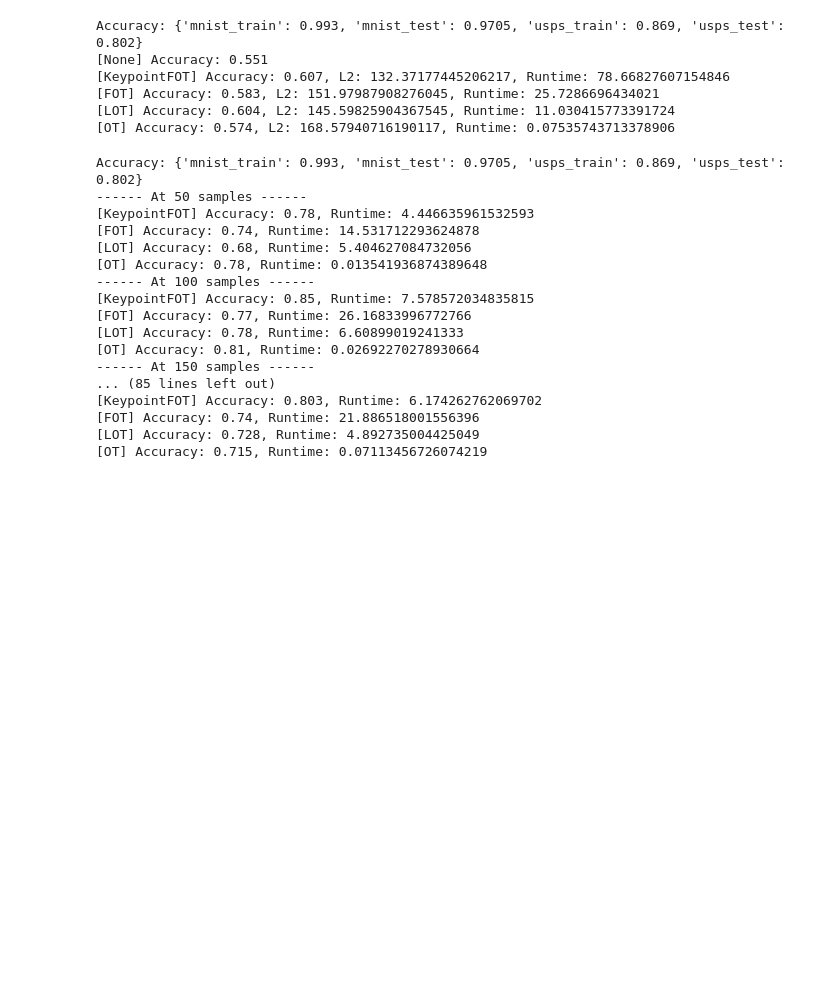
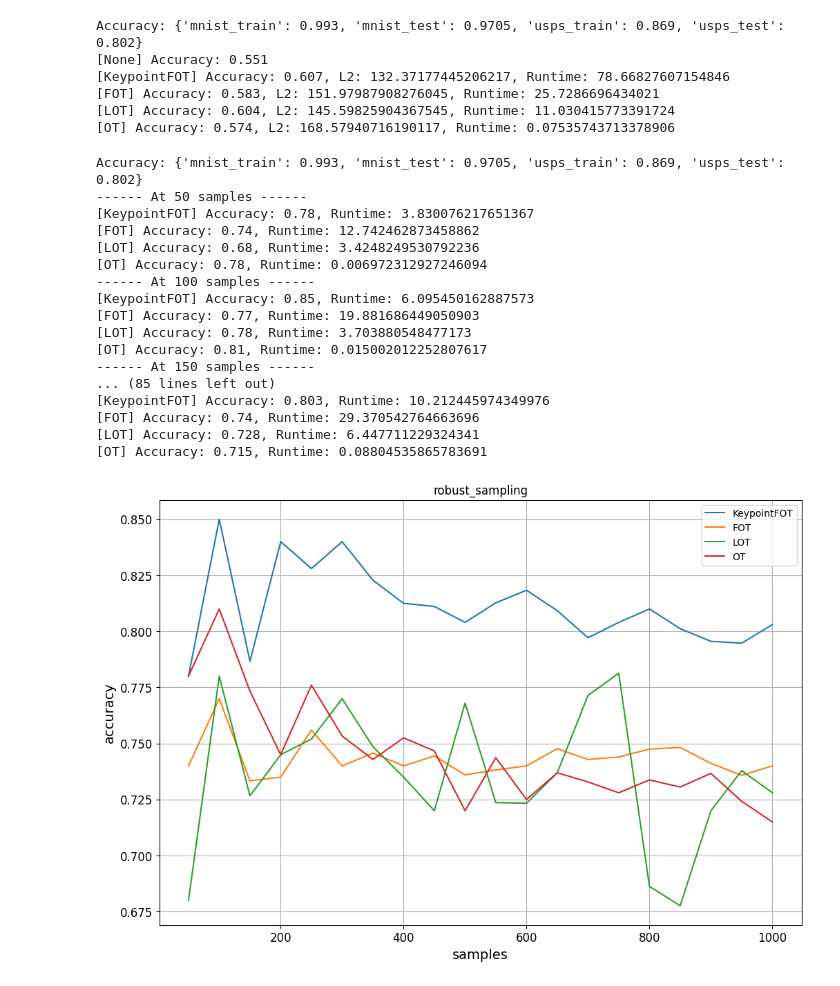
Before and after one commit to minhngt62/ot-kpgf, a Jupyter notebook: notebooks/domain_adaptation.ipynb, the cells around one changed output. Cells and saved outputs as stored; diff of their text form; code cells hidden in the pictures; blank space fills up the shorter version.

```diff
--- a/notebooks/domain_adaptation.ipynb
+++ b/notebooks/domain_adaptation.ipynb
@@ -79,31 +73,33 @@ Accuracy: {'mnist_train': 0.993, 'mnist_test': 0.9705, 'usps_train': 0.869, 'usp
 # %%
 #@title Robust to sampling
 n_anchors = 10
 model = {
     "KeypointFOT": KeypointFOT(n_free_anchors=n_anchors, guide_mixing=0.5, stop_thr=1e-5,
                                sinkhorn_reg=0.001, temperature=0.1, div_term=1e-20, max_iters=200),
     "FOT": FOT(n_anchors=n_anchors, sinkhorn_reg=0.1),
     "LOT": LOT(None, n_source_anchors=n_anchors, n_target_anchors=n_anchors, epsilon=10, epsilon_z=10),
     "OT": EMD(),
 }
 
 experiment = RobustSampling(model, log_dir="logs")
-results = experiment(keypoints_per_cls=1, n_keypoints=10, min_samples=50, max_samples=1000, freq_samples=50)
+results = experiment(keypoints_per_cls=1, n_keypoints=10,
+                     min_samples=50, max_samples=1000, freq_samples=50)
 # %% [output]
 Accuracy: {'mnist_train': 0.993, 'mnist_test': 0.9705, 'usps_train': 0.869, 'usps_test': 0.802}
 ------ At 50 samples ------
-[KeypointFOT] Accuracy: 0.78, Runtime: 4.446635961532593
-[FOT] Accuracy: 0.74, Runtime: 14.531712293624878
-[LOT] Accuracy: 0.68, Runtime: 5.404627084732056
-[OT] Accuracy: 0.78, Runtime: 0.013541936874389648
+[KeypointFOT] Accuracy: 0.78, Runtime: 3.830076217651367
+[FOT] Accuracy: 0.74, Runtime: 12.742462873458862
+[LOT] Accuracy: 0.68, Runtime: 3.4248249530792236
+[OT] Accuracy: 0.78, Runtime: 0.006972312927246094
 ------ At 100 samples ------
-[KeypointFOT] Accuracy: 0.85, Runtime: 7.578572034835815
-[FOT] Accuracy: 0.77, Runtime: 26.16833996772766
-[LOT] Accuracy: 0.78, Runtime: 6.60899019241333
-[OT] Accuracy: 0.81, Runtime: 0.02692270278930664
+[KeypointFOT] Accuracy: 0.85, Runtime: 6.095450162887573
+[FOT] Accuracy: 0.77, Runtime: 19.881686449050903
+[LOT] Accuracy: 0.78, Runtime: 3.703880548477173
+[OT] Accuracy: 0.81, Runtime: 0.015002012252807617
 ------ At 150 samples ------
 ... (85 lines left out)
-[KeypointFOT] Accuracy: 0.803, Runtime: 6.174262762069702
-[FOT] Accuracy: 0.74, Runtime: 21.886518001556396
-[LOT] Accuracy: 0.728, Runtime: 4.892735004425049
-[OT] Accuracy: 0.715, Runtime: 0.07113456726074219
+[KeypointFOT] Accuracy: 0.803, Runtime: 10.212445974349976
+[FOT] Accuracy: 0.74, Runtime: 29.370542764663696
+[LOT] Accuracy: 0.728, Runtime: 6.447711229324341
+[OT] Accuracy: 0.715, Runtime: 0.08804535865783691
+[figure, added]
```
Also changed, not shown: parts of 1 cell of this notebook, 2 other files.
